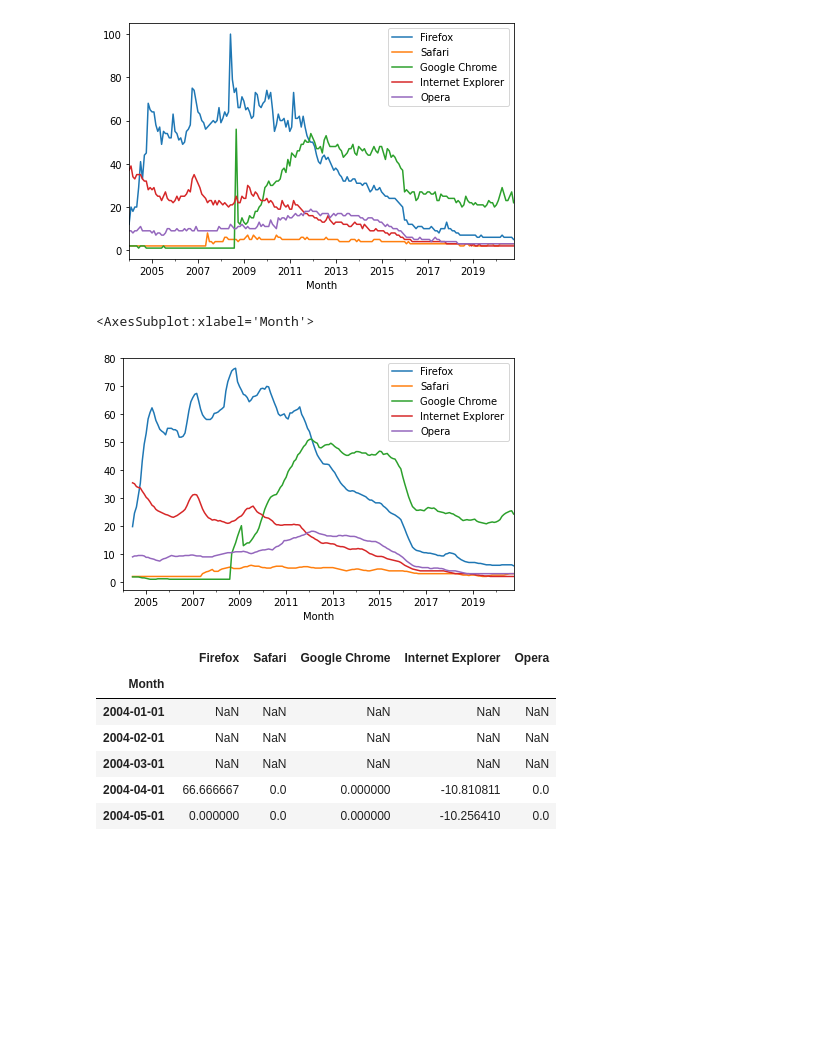
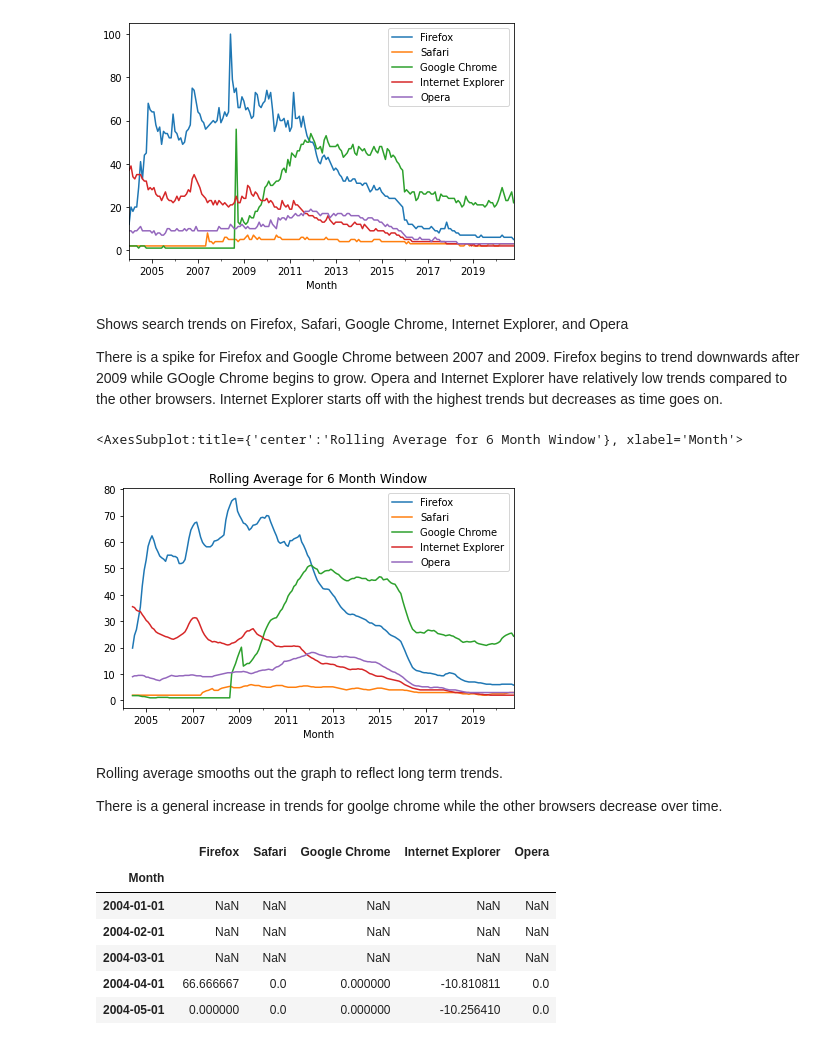
Before and after one commit to datasheng/CSC460-HW-Repo-Darren-Ling, a Jupyter notebook: HW5/Browser War Trends/BrowserWarDataTrends.ipynb, the cells around one changed output. Cells and saved outputs as stored; diff of their text form; code cells hidden in the pictures; blank space fills up the shorter version.

```diff
--- a/HW5/Browser War Trends/BrowserWarDataTrends.ipynb
+++ b/HW5/Browser War Trends/BrowserWarDataTrends.ipynb
@@ -51,13 +51,24 @@ dtypes: int64(5)
 memory usage: 9.5 KB
 <AxesSubplot:xlabel='Month'>
 [figure]
+# %% [markdown]
+Shows search trends on Firefox, Safari, Google Chrome, Internet Explorer, and Opera
+
+There is a spike for Firefox and Google Chrome between 2007 and 2009.
+Firefox begins to trend downwards after 2009 while GOogle Chrome begins to grow.
+Opera and Internet Explorer have relatively low trends compared to the other browsers.
+Internet Explorer starts off with the highest trends but decreases as time goes on.
 # %%
 # Get the rolling average by calling rolling function
 rolling_six = df.rolling(window=6).mean()
-rolling_six.plot()
+rolling_six.plot(title="Rolling Average for 6 Month Window")
 # %% [output]
-<AxesSubplot:xlabel='Month'>
+<AxesSubplot:title={'center':'Rolling Average for 6 Month Window'}, xlabel='Month'>
-[figure, old version]
+[figure, new version]
+# %% [markdown]
+Rolling average smooths out the graph to reflect long term trends.
+
+There is a general increase in trends for goolge chrome while the other browsers decrease over time.
 # %%
 # Get percent change from previous quarter
 pct_change_quarterly = df.pct_change(periods=3) * 100
```
Also changed, not shown: parts of 3 cells of this notebook, 1 other file.
